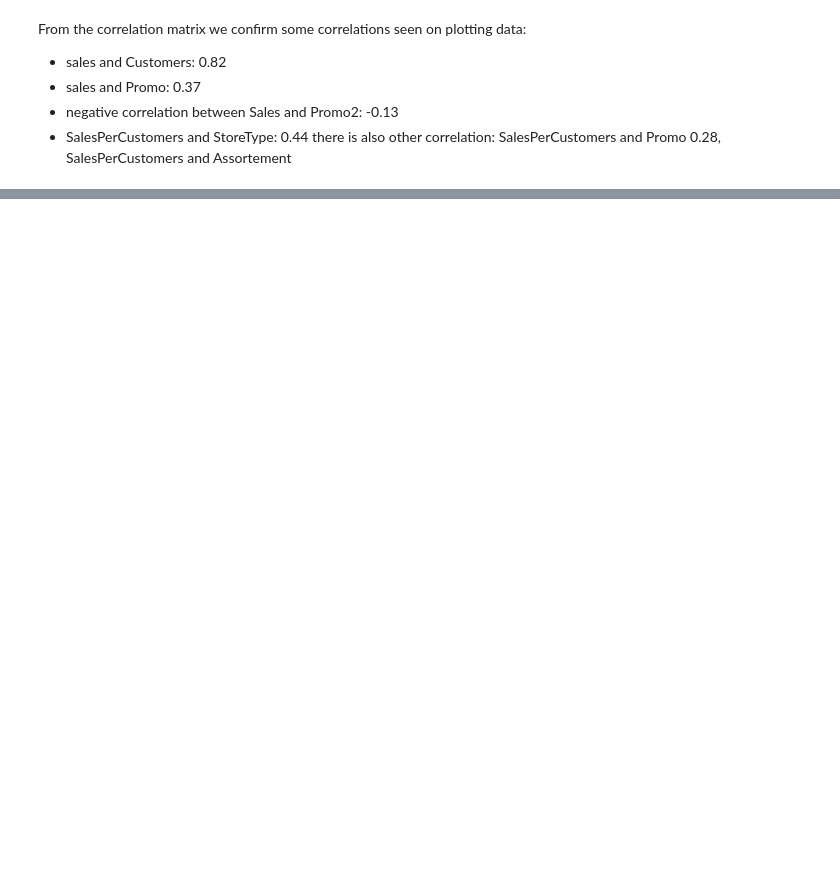
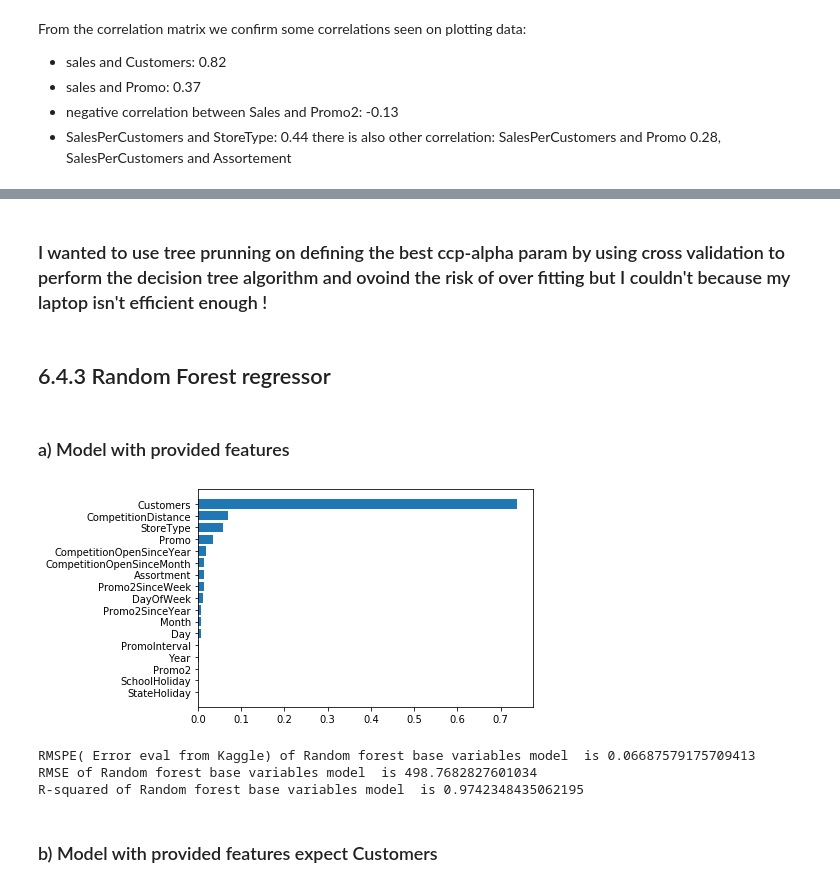
Before and after one commit to ahlemg-dev/ai, a Jupyter notebook: FinalProject.ipynb, the cells around one changed output, grey strips where cells are left out. Saved outputs shown, nothing was run; the diff lists cells and outputs as text; code cells hidden in the pictures; blank space fills up the shorter version.

```diff
--- a/FinalProject.ipynb
+++ b/FinalProject.ipynb
@@ -480,0 +614,4 @@ there is also other correlation: SalesPerCustomers and Promo 0.28, SalesPerCusto
+# %%
+X1_data=joined_data[X1]
+y1_data=joined_data[['Sales']]
+X1_train, X1_test, y1_train, y1_test = train_test_split(X1_data  ,y1_data , test_size=0.30, random_state=10)
@@ -480,0 +678,10 @@ there is also other correlation: SalesPerCustomers and Promo 0.28, SalesPerCusto
+# %%
+DT_model1 = DecisionTreeRegressor(criterion='mse', max_depth=7, max_features=None,
+           max_leaf_nodes=None, min_samples_leaf=1, min_samples_split=2,
+           min_weight_fraction_leaf=0.0,  random_state=None,
+           splitter='best')
+
+DT_model1.fit(X1_train, y1_train)
+y6_predict=DT_model1.predict(X1_test)
+
+eval_model("Decison tree base variables model ",y1_test["Sales"].values,y6_predict)
@@ -480,0 +736,31 @@ there is also other correlation: SalesPerCustomers and Promo 0.28, SalesPerCusto
+# %% [markdown]
+### I wanted to use tree prunning on defining the best ccp-alpha param by using cross validation to perform the decision tree algorithm and ovoind the risk of over fitting but  I couldn't because my laptop isn't efficient enough !
+# %% [markdown]
+## 6.4.3 Random Forest regressor
+# %%
+def plot_importance(X,model):
+    k = list(zip(X, model.feature_importances_))
+    k.sort(key=lambda tup: tup[1])
+
+    labels, vals = zip(*k)
+
+    plt.barh(np.arange(len(X)), vals, align='center')
+    plt.yticks(np.arange(len(X)), labels)
+# %% [markdown]
+### a) Model with provided features
+# %%
+RF_model1=RandomForestRegressor(n_estimators=50)  #Creating a random forest with 100 decision trees
+RF_model1.fit(X1_train,np.ravel(y1_train))  #Training our model
+y4_predict=RF_model1.predict(X1_test)  #testing our model
+# %%
+plot_importance(X1,RF_model1)
+# %% [output]
+[figure, added]
+# %%
+eval_model("Random forest base variables model ",y1_test["Sales"].values,y4_predict)
+# %% [output]
+RMSPE( Error eval from Kaggle) of Random forest base variables model  is 0.06687579175709413
+RMSE of Random forest base variables model  is 498.7682827601034
+R-squared of Random forest base variables model  is 0.9742348435062195
+# %% [markdown]
+### b) Model with provided features expect Customers
```
Also changed, not shown: parts of 63 cells of this notebook.
